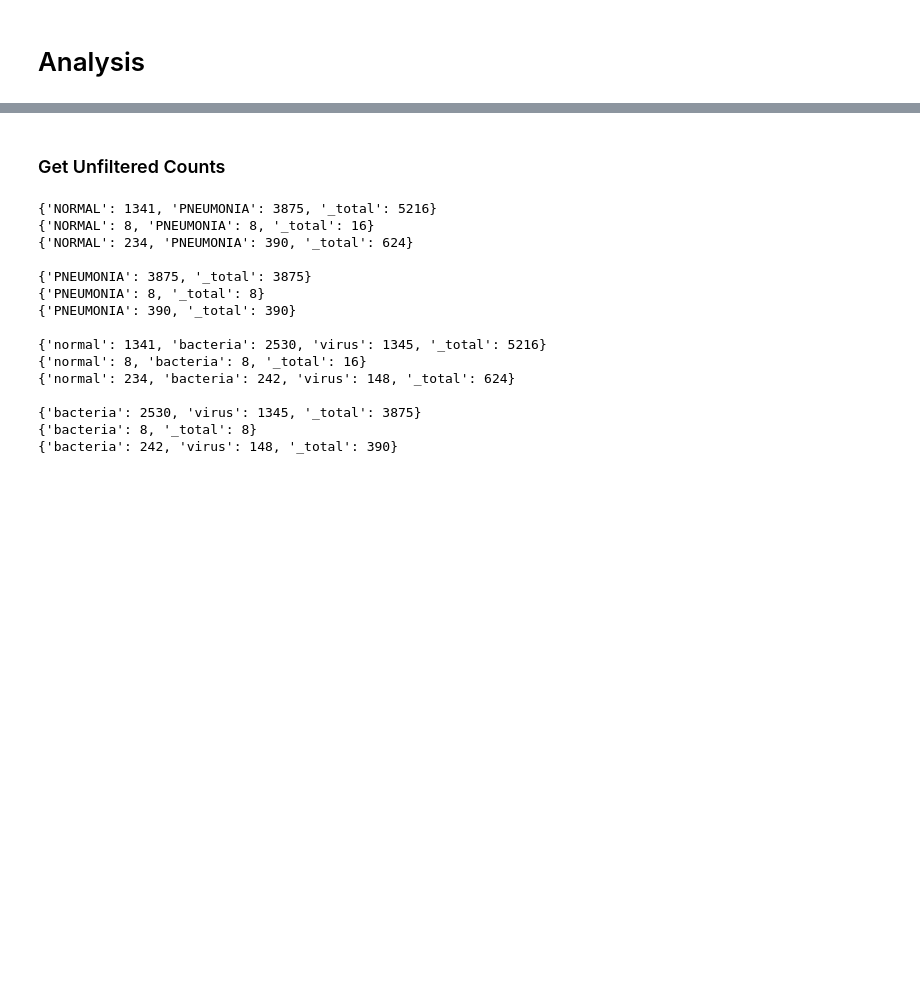
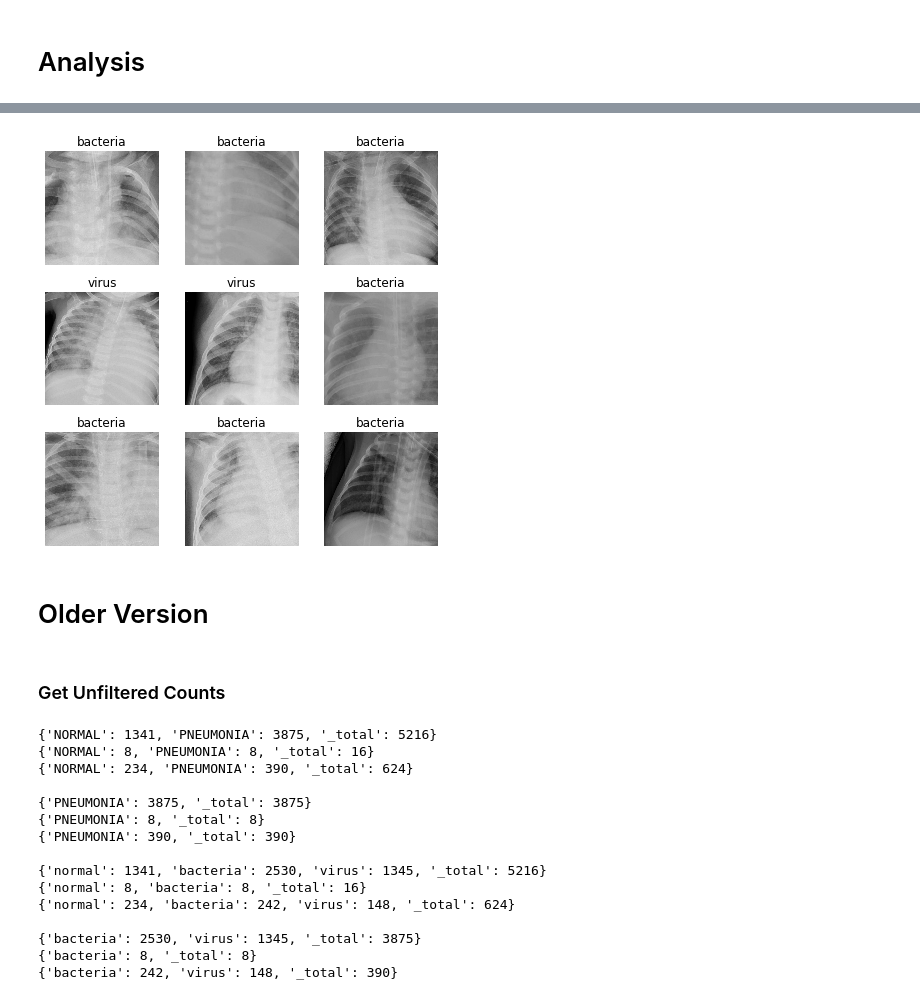
Before and after one commit to williamsdoug/ChestXRay, a Jupyter notebook: Pneumonia Balanced Databunches.ipynb, the cells around one changed output, grey strips where cells are left out. Cells and saved outputs as stored; diff of their text form; code cells hidden in the pictures; blank space fills up the shorter version.

```diff
--- a/Pneumonia Balanced Databunches.ipynb
+++ b/Pneumonia Balanced Databunches.ipynb
@@ -53,0 +140,4 @@ def default_transforms():
+# %%
+db = get_xray_databunch(path, label_func=get_labels, scale=1, size=448, filter_func=filter_files, n_samples=150)
+print(db.c, db.classes)
+db
@@ -53,0 +178,6 @@ def default_transforms():
+# %%
+db.show_batch(3, figsize=(6,6))
+# %% [output]
+[figure, added]
+# %% [markdown]
+# Older Version
```
Also changed, not shown: parts of 24 cells of this notebook, 2 other files.
